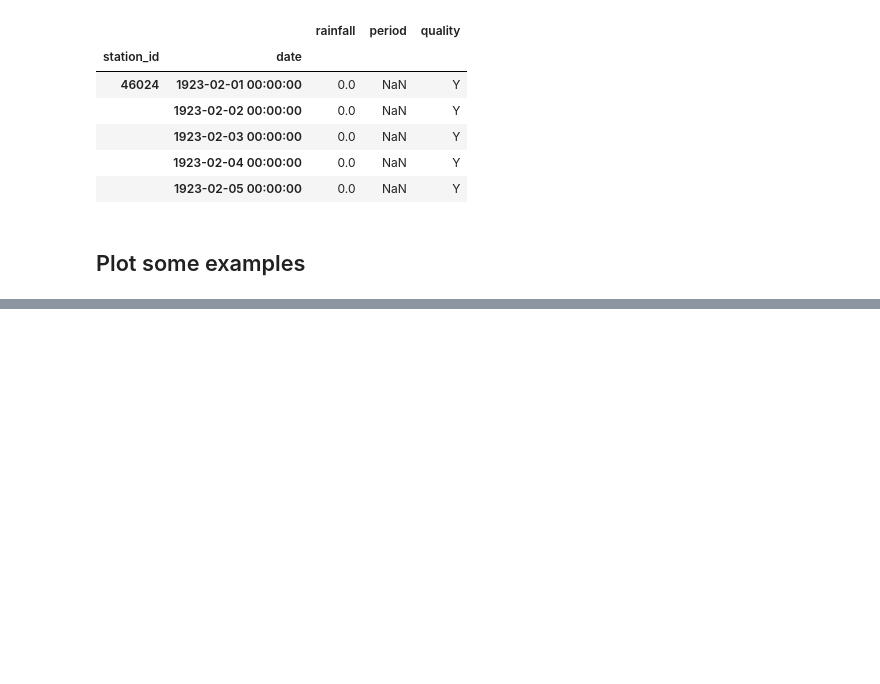
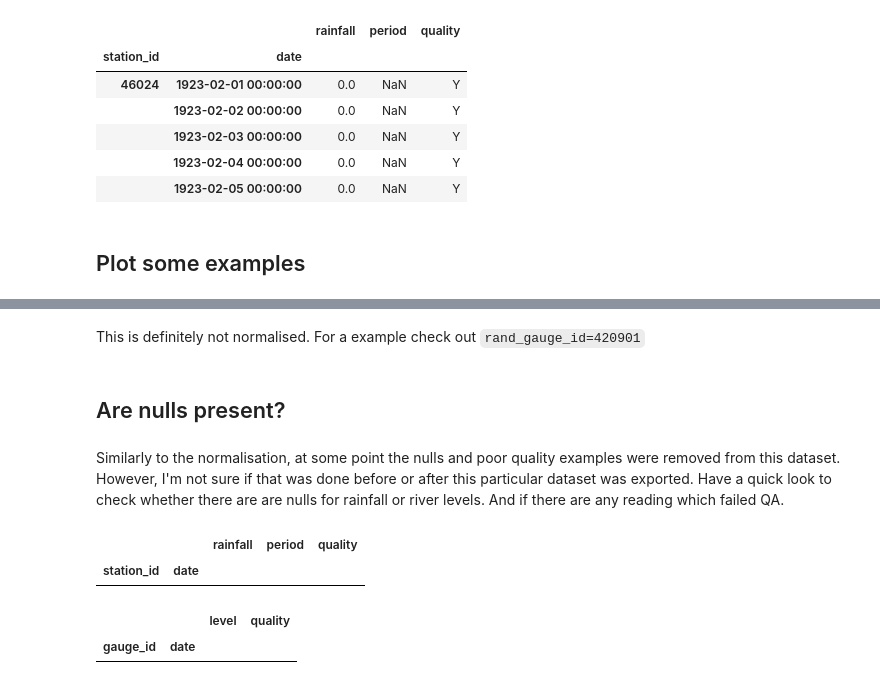
Before and after one commit to jemmaherbert/river-level-predictions, a Jupyter notebook: inital_exploration.ipynb, the cells around one changed output, grey strips where cells are left out. Drawn from its saved outputs; the diff is of its cells as text; code cells hidden in the pictures; blank space fills up the shorter version.

```diff
--- a/inital_exploration.ipynb
+++ b/inital_exploration.ipynb
@@ -54,0 +70,16 @@ df_rainfall.loc[nearest_station].loc[datemin:datemax, 'rainfall'].plot()
+# %% [markdown]
+This is definitely not normalised. For a example check out `rand_gauge_id=420901`
+# %% [markdown]
+## Are nulls present?
+# %% [markdown]
+Similarly to the normalisation, at some point the nulls and poor quality examples were removed from this dataset. However, I'm not sure if that was done before or after this particular dataset was exported. Have a quick look to check whether there are are nulls for rainfall or river levels. And if there are any reading which failed QA.
+# %%
+df_rainfall[df_rainfall['rainfall'].isnull()]
+# %% [output]
+|  |  | rainfall | period | quality |
+| station_id | date |  |  |  |
+# %%
+df_levels[df_levels['level'].isnull()]
+# %% [output]
+|  |  | level | quality |
+| gauge_id | date |  |  |
```
Also changed, not shown: parts of 14 cells of this notebook, 1 other file.
